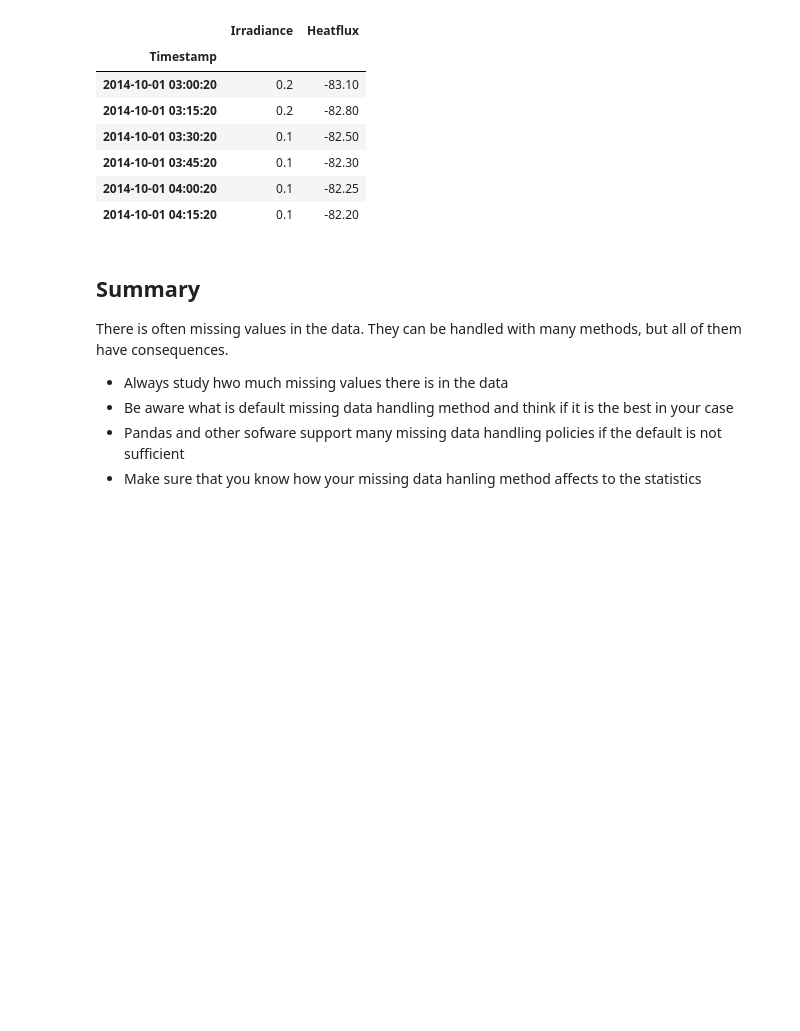
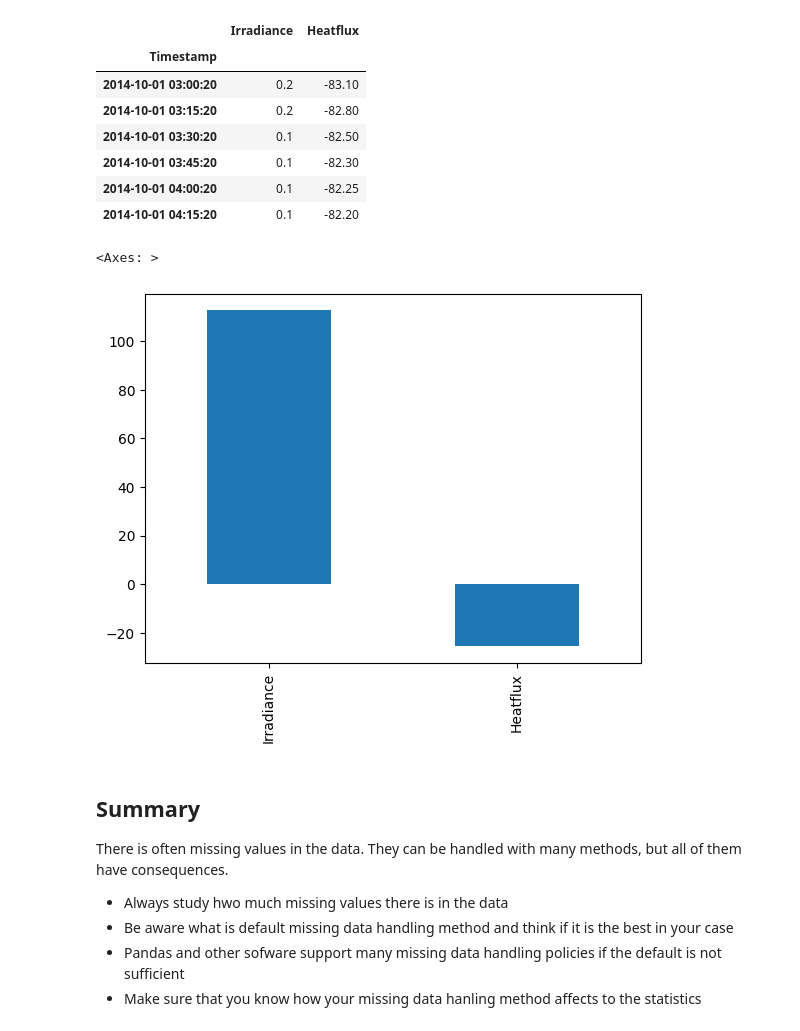
Before and after one commit to pevalisuo/AML, a Jupyter notebook: lectures/ReadingAndPlotting.ipynb, the cells around one changed output. Saved outputs shown, nothing was run; the diff lists cells and outputs as text; code cells hidden in the pictures; blank space fills up the shorter version.

```diff
--- a/lectures/ReadingAndPlotting.ipynb
+++ b/lectures/ReadingAndPlotting.ipynb
@@ -231,6 +285,11 @@ D.interpolate().head(6)
 | 2014-10-01 03:45:20 | 0.1 | -82.30 |
 | 2014-10-01 04:00:20 | 0.1 | -82.25 |
 | 2014-10-01 04:15:20 | 0.1 | -82.20 |
+# %%
+D.loc['2014-10-01'].interpolate().mean().plot.bar()
+# %% [output]
+<Axes: >
+[figure, added]
 # %% [markdown]
 ## Summary
 There is often missing values in the data. They can be handled with many methods, but all of them have consequences.
```
Also changed, not shown: parts of 10 cells of this notebook, 5 other files.
